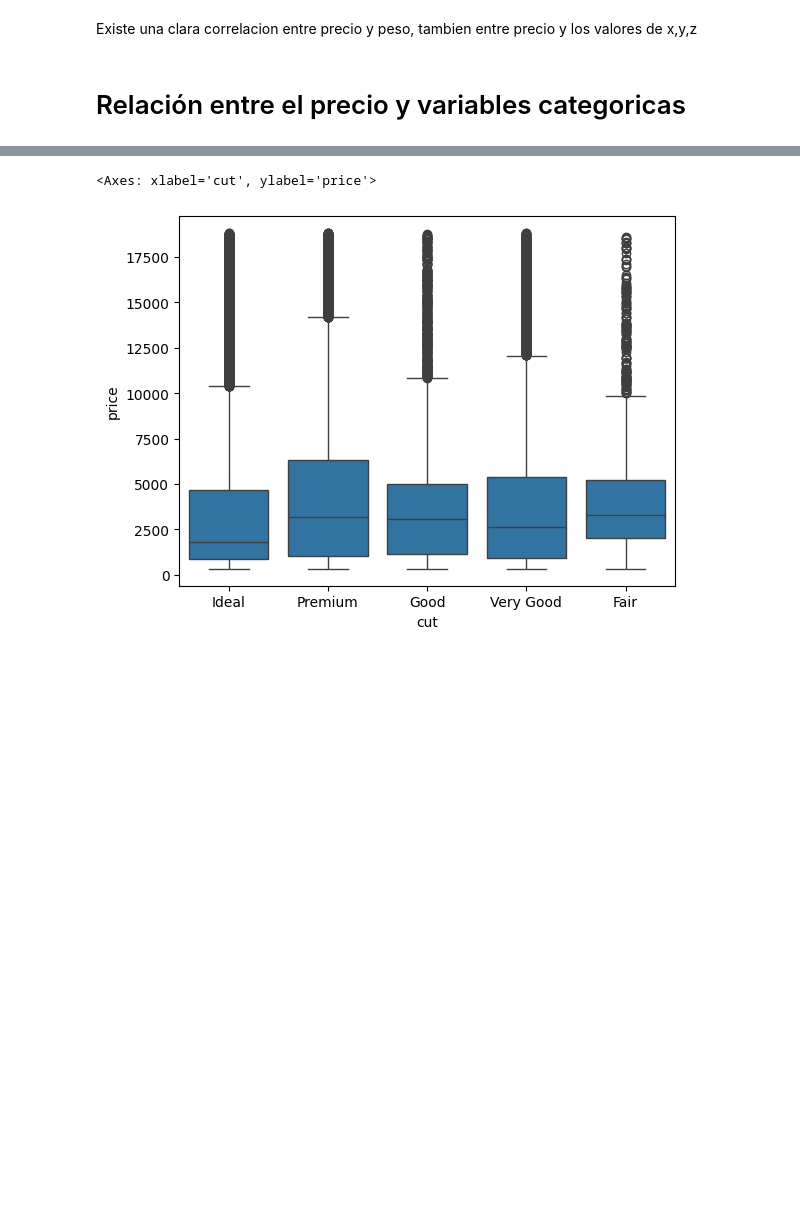
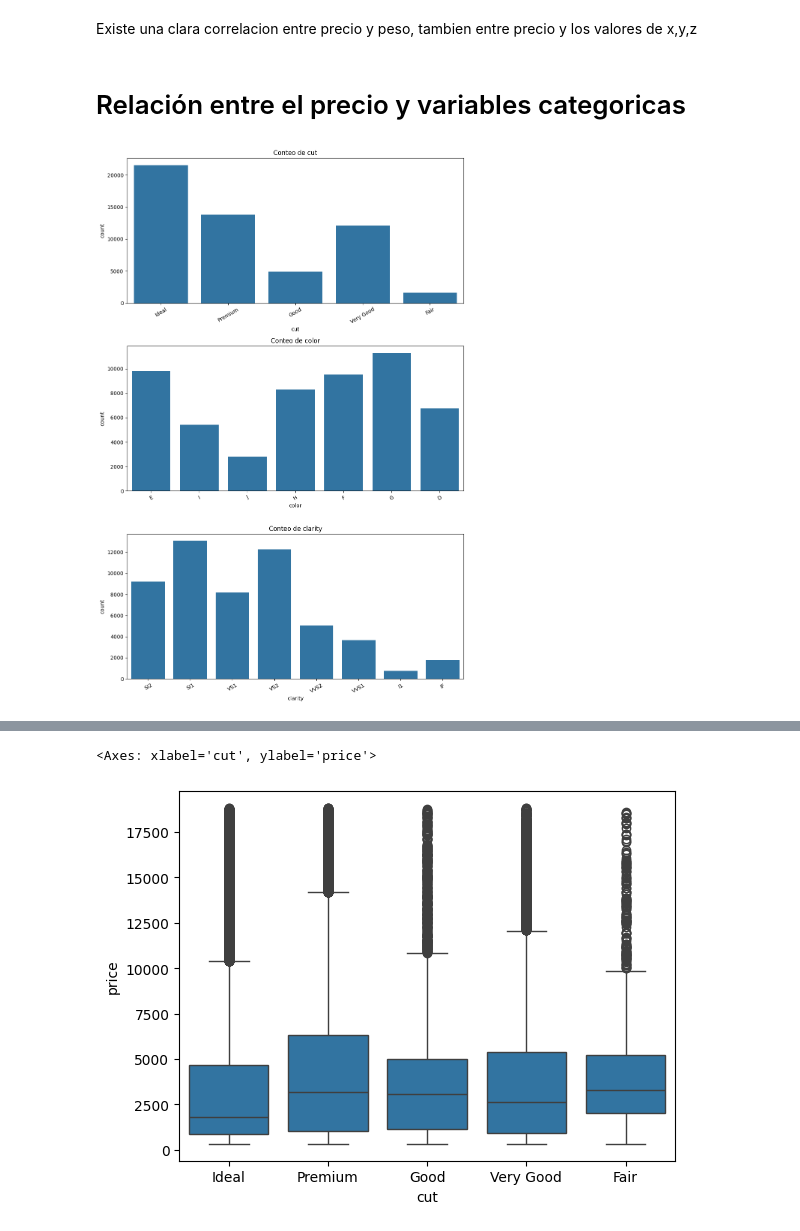
Before and after one commit to ds-fernando/Diamonds-Price, a Jupyter notebook: notebooks/1_EDA.ipynb, the cells around one changed output, grey strips where cells are left out. Saved outputs shown, nothing was run; the diff lists cells and outputs as text; code cells hidden in the pictures; blank space fills up the shorter version.

```diff
--- a/notebooks/1_EDA.ipynb
+++ b/notebooks/1_EDA.ipynb
@@ -240,3 +240,16 @@ plt.show()  # Asegúrate de mostrar el gráfico
 Existe una clara correlacion entre precio y peso, tambien entre precio y los valores de x,y,z
 # %% [markdown]
 # Relación entre el precio y variables categoricas
+# %%
+fig, ax = plt.subplots(nrows=len(categoricas), ncols=1, figsize=(10, 15))
+fig.subplots_adjust(hspace=0.5)
+
+for i, col in enumerate(categoricas):
+    sns.countplot(x=col, data=df, ax=ax[i])
+    ax[i].set_title(f'Conteo de {col}')
+    ax[i].set_xticklabels(ax[i].get_xticklabels(), rotation=30)
+
+plt.tight_layout()
+plt.show()
+# %% [output]
+[figure, added]
```
Also changed, not shown: parts of 7 cells of this notebook, 3 other files.
